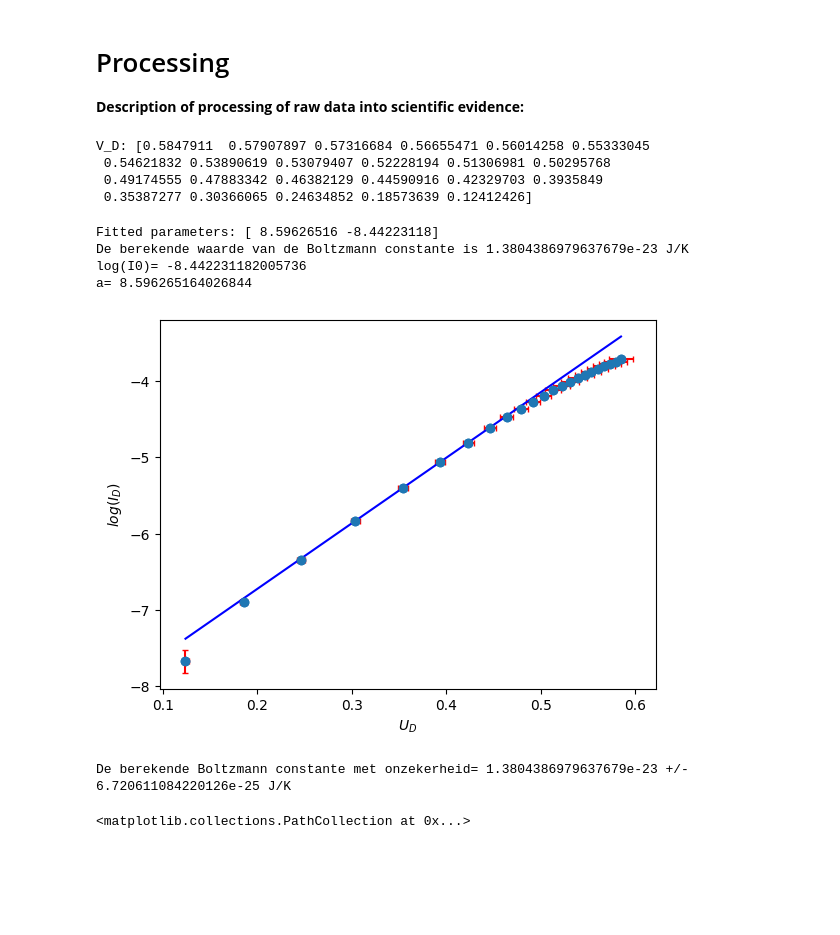
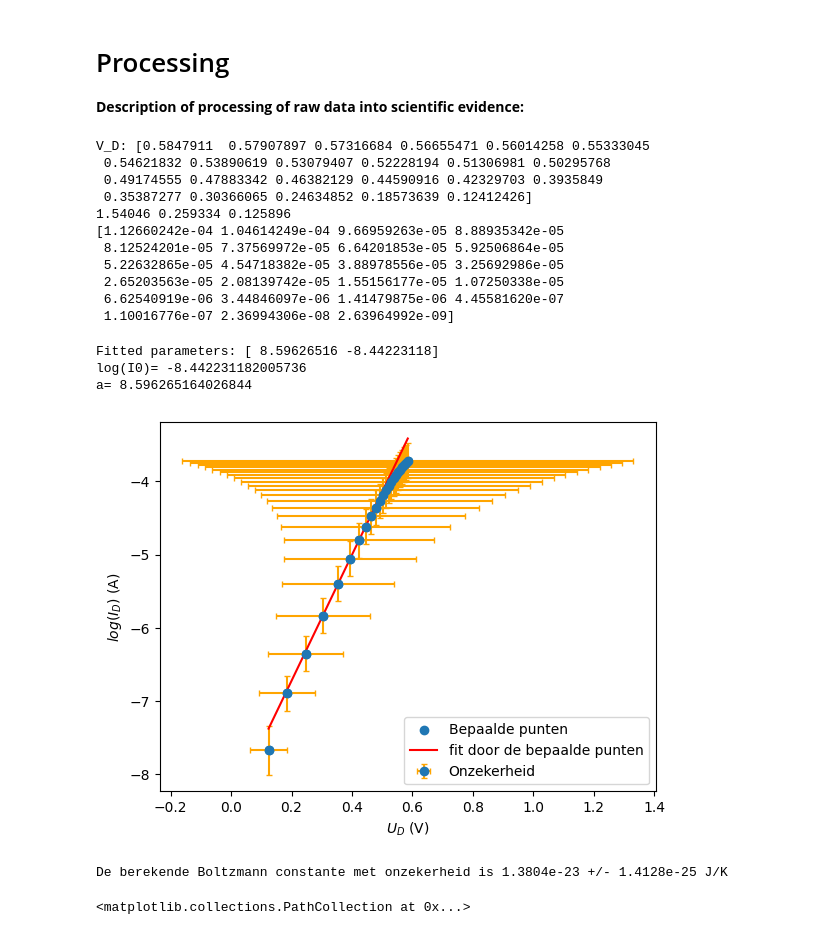
Before and after one commit to ebepolman-bit/BM_JOURNAAL, a Jupyter notebook: BM_labjournaal3.ipynb, the cells around one changed output. Saved outputs shown, nothing was run; the diff lists cells and outputs as text; code cells hidden in the pictures; blank space fills up the shorter version.

Commit message:
onzekerheid en grafiek

```diff
--- a/BM_labjournaal3.ipynb
+++ b/BM_labjournaal3.ipynb
@@ -97,65 +97,79 @@ V_D = V_R3-V_R1
 
 Un_Vin = 0.007*V_in + 0.01
 Un_VR1 = 0.00015*V_R1 + 0.00004
-Un_VR3 = np.sqrt((((V_in+Un_Vin)*(R_3/(R_2+R_3)))-(V_in*(R_3/(R_2+R_3))))**2 + (V_in*((Un_R_3 + R_3)/(R_2+(Un_R_3+R_3)))-V_in*(R_3/(R_2+R_3)))**2 + (V_in*(R_3/((R_2+Un_R_2)+R_3))-V_in*(R_3/(R_2+R_3)))**2)
+Un_VR3 = np.sqrt(((((V_in+Un_Vin)*(R_3/(R_2+R_3)))-((V_in-Un_Vin)*(R_3/(R_2+R_3))))/2)**2 + ((V_in*((Un_R_3 + R_3)/(R_2+(Un_R_3+R_3)))-V_in*((R_3-Un_R_3)/(R_2+(R_3-Un_R_3)))/2)**2 + ((V_in*(R_3/((R_2+Un_R_2)+R_3))-V_in*(R_3/((R_2-Un_R_2)+R_3)))/2)**2))
 Un_VD = np.sqrt(Un_VR3**2 + Un_VR1**2)
 
 I_D= V_R1/R_1
 log_I_D = np.log10(I_D)
 
-Un_I_D = np.sqrt((((Un_VR1+V_R1)/R_1)-(V_R1)/R_1)**2 + ((V_R1/(R_1+Un_R_1))-(V_R1/R_1))**2)
-Un_log_ID = np.sqrt((np.log10(I_D+Un_I_D)-np.log10(I_D))**2)
+Un_I_D = np.sqrt(((((Un_VR1+V_R1)/R_1)-(V_R1-Un_VR1)/R_1)/2)**2 + (((V_R1/(R_1+Un_R_1))-(V_R1/(R_1-Un_R_1))/2)**2))
+Un_log_ID = np.sqrt(((np.log10(I_D+Un_I_D)-np.log10(I_D-Un_I_D))/2)**2)
 
 print("V_D:", V_D)
+
+print(Un_R_1,Un_R_2, Un_R_3)
+R_D = V_D*I_D
+print(R_D)
 # %% [output]
 V_D: [0.5847911  0.57907897 0.57316684 0.56655471 0.56014258 0.55333045
  0.54621832 0.53890619 0.53079407 0.52228194 0.51306981 0.50295768
  0.49174555 0.47883342 0.46382129 0.44590916 0.42329703 0.3935849
  0.35387277 0.30366065 0.24634852 0.18573639 0.12412426]
+1.54046 0.259334 0.125896
+[1.12660242e-04 1.04614249e-04 9.66959263e-05 8.88935342e-05
+ 8.12524201e-05 7.37569972e-05 6.64201853e-05 5.92506864e-05
+ 5.22632865e-05 4.54718382e-05 3.88978556e-05 3.25692986e-05
+ 2.65203563e-05 2.08139742e-05 1.55156177e-05 1.07250338e-05
+ 6.62540919e-06 3.44846097e-06 1.41479875e-06 4.45581620e-07
+ 1.10016776e-07 2.36994306e-08 2.63964992e-09]
 # %%
 #Data processing and analysis:
 plt.figure()
-plt.scatter(V_D, log_I_D)
-plt.errorbar(V_D, log_I_D, xerr=Un_VD, yerr=Un_log_ID, fmt='o', ecolor='red', capsize=2)
+plt.scatter(V_D, log_I_D, label= "Bepaalde punten")
+plt.errorbar(V_D, log_I_D, xerr=Un_VD, yerr=Un_log_ID, fmt='o', ecolor='orange', capsize=2, label= 'Onzekerheid')
+
+#De punten in de grafiek die het meest op een lijn lijken te liggen worden meegenomen in de berekening, dit zijn punten 16 t/m 20 in de array
 
 V_Dfit = V_D[16:20]
 log_I_Dfit = log_I_D[16:20]
 def func(V,a,b):
     return a*V+b
 
 popt, pcov= curve_fit(func, V_Dfit,log_I_Dfit)
-plt.plot(V_D, func(V_D, *popt), 'b-', label='fit: a=%5.3f, b=%5.3f' % tuple(popt))
+plt.plot(V_D, func(V_D, *popt), 'r-', label='fit door de bepaalde punten')
 print("Fitted parameters:", popt)
 k_B = log10e*q/(n*T*popt[0])
 #print("De berekende waarde van de Boltzmann constante is", k_B, "J/K")
 
 Un_Vdfit = Un_VD[16:20]
 Un_log_Idfit = Un_log_ID[16:20]
 
 
 print("log(I0)=", popt[1])
 print("a=", popt[0])
 afit = popt[0]
 bfit = popt[1]
 
-plt.xlabel("$U_D$"); plt.ylabel('$log (I_D)$')
+plt.xlabel("$U_D$ (V)"); plt.ylabel('$log (I_D)$ (A)')
+plt.savefig("boltzmanngrafiek.png")
+plt.legend()
 plt.show()
 
 def funcunc(n_unc,T_unc):
     return (log10e*q/(n_unc*T_unc*afit))
 
-uncKB=np.sqrt((funcunc(n+Un_n,T)-funcunc(n,T))**2+(funcunc(n,T+U_T)-funcunc(n,T))**2)
+uncKB=np.sqrt((((funcunc(n+Un_n,T)-funcunc(n-Un_n,T)/2)**2+(funcunc(n,T+U_T)-funcunc(n,T-U_T))/2)**2))
 
 
 
-print("De berekende Boltzmann constante met onzekerheid=",k_B, "+/-", uncKB, "J/K")
+print(f"De berekende Boltzmann constante met onzekerheid is {k_B:.4e} +/- {uncKB:.4e} J/K")
 # %% [output]
 Fitted parameters: [ 8.59626516 -8.44223118]
-De berekende waarde van de Boltzmann constante is 1.3804386979637679e-23 J/K
 log(I0)= -8.442231182005736
 a= 8.596265164026844
-[figure, old version]
+[figure, new version]
-De berekende Boltzmann constante met onzekerheid= 1.3804386979637679e-23 +/- 6.720611084220126e-25 J/K
+De berekende Boltzmann constante met onzekerheid is 1.3804e-23 +/- 1.4128e-25 J/K
 # %%
 #Data processing and analysis:
 # %%
```
